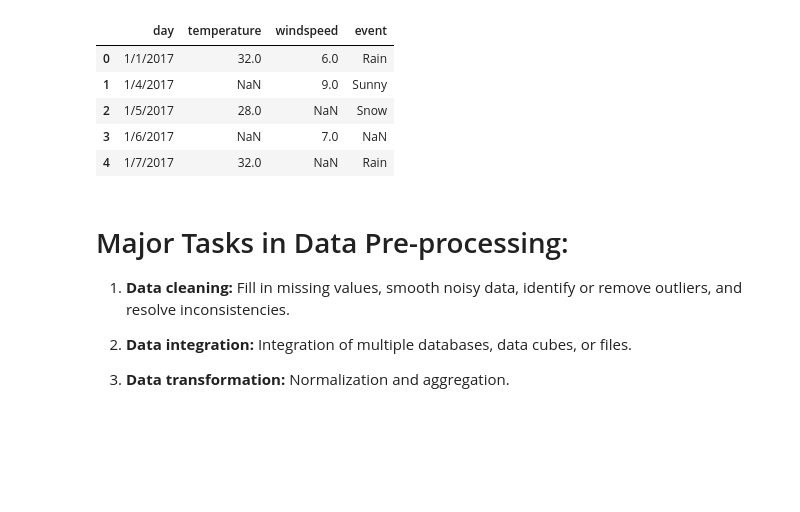
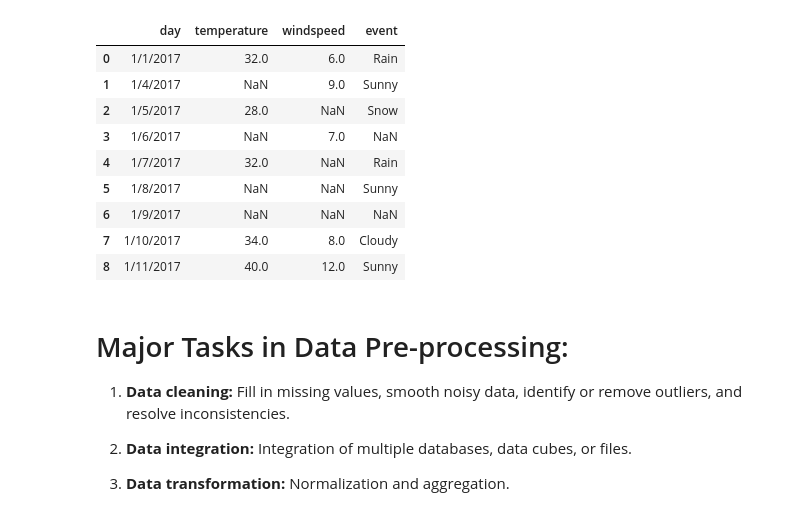
Before and after one commit to nothefakekowshik/DMDWLAB, a Jupyter notebook: ex1/DataPreprocessing.ipynb, the cells around one changed output. Drawn from its saved outputs; the diff is of its cells as text; code cells hidden in the pictures; blank space fills up the shorter version.

```diff
--- a/ex1/DataPreprocessing.ipynb
+++ b/ex1/DataPreprocessing.ipynb
@@ -6,15 +6,19 @@ from numpy import NaN
 from sklearn import preprocessing
 # %%
 # load data
-dataFrame = pd.read_csv('/content/sample_data/weather.csv')
-dataFrame.head()
+dataFrame = pd.read_csv('data/weather.csv')
+dataFrame.head(10)
 # %% [output]
 |  | day | temperature | windspeed | event |
 | 0 | 1/1/2017 | 32.0 | 6.0 | Rain |
 | 1 | 1/4/2017 | NaN | 9.0 | Sunny |
 | 2 | 1/5/2017 | 28.0 | NaN | Snow |
 | 3 | 1/6/2017 | NaN | 7.0 | NaN |
 | 4 | 1/7/2017 | 32.0 | NaN | Rain |
+| 5 | 1/8/2017 | NaN | NaN | Sunny |
+| 6 | 1/9/2017 | NaN | NaN | NaN |
+| 7 | 1/10/2017 | 34.0 | 8.0 | Cloudy |
+| 8 | 1/11/2017 | 40.0 | 12.0 | Sunny |
 # %% [markdown]
 # Major Tasks in Data Pre-processing:
 1. **Data cleaning:** Fill in missing values, smooth noisy data, identify or remove outliers, and
```
Also changed, not shown: parts of 21 cells of this notebook, 1 other file.
